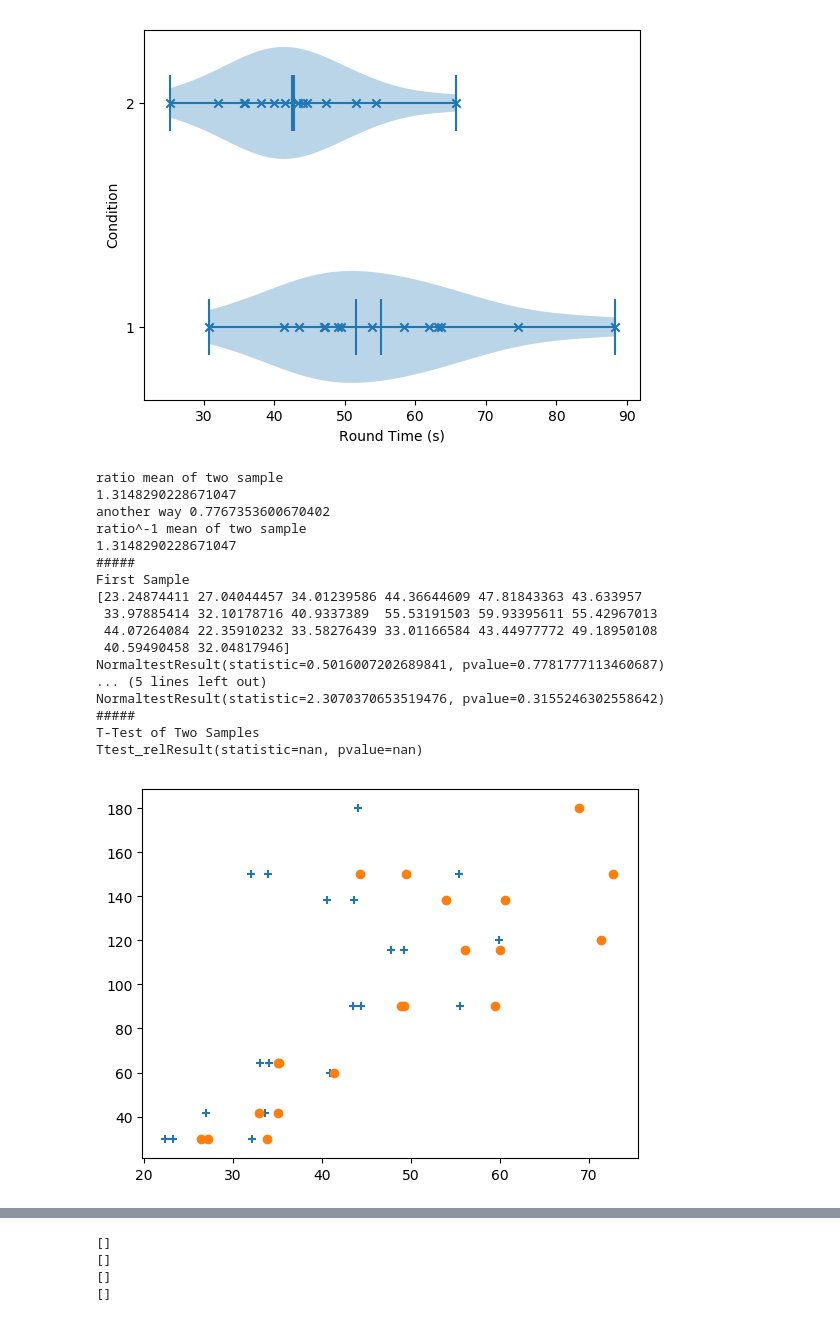
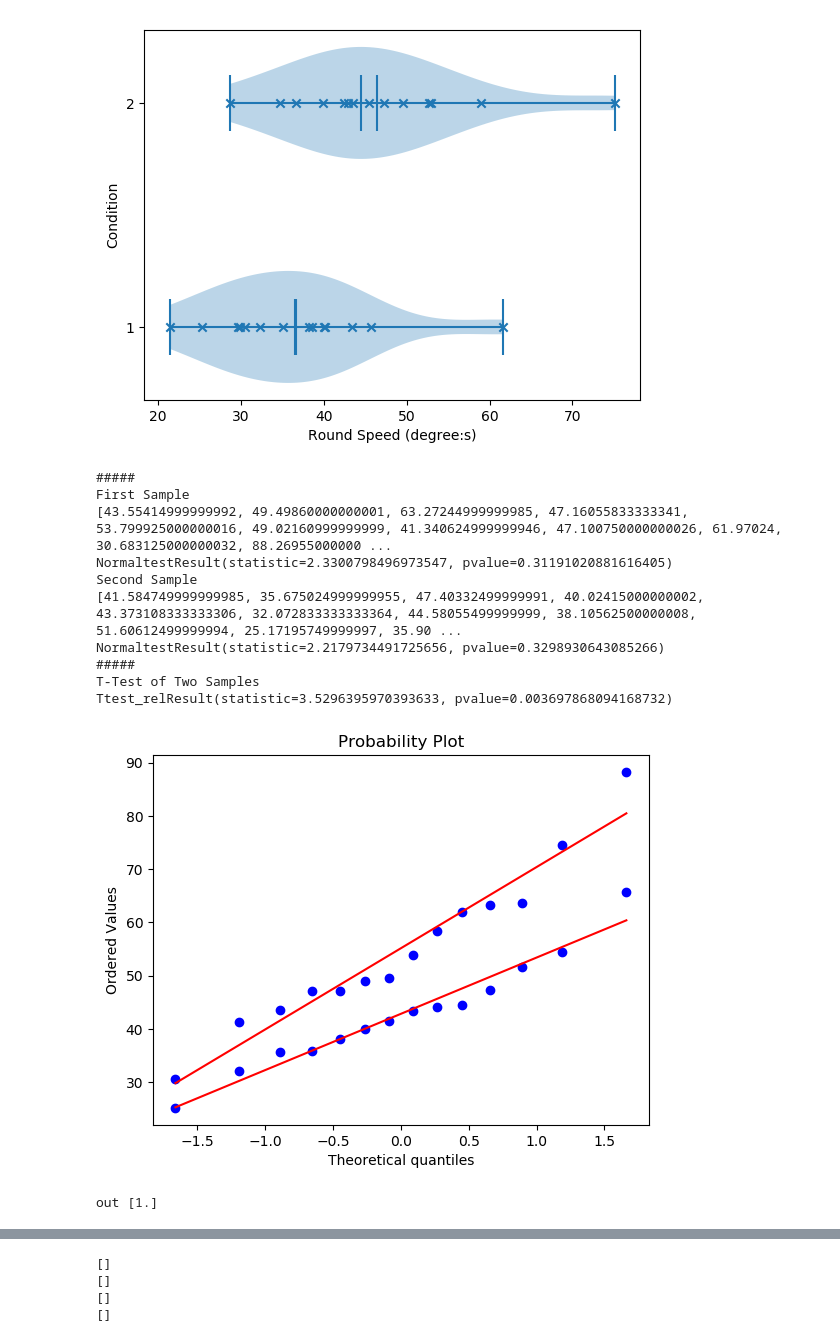
Before and after one commit to red-pencil/python_data, a Jupyter notebook: vtdata/Scripts/plot_20190430.ipynb, the cells around one changed output, grey strips where cells are left out. Saved outputs shown, nothing was run; the diff lists cells and outputs as text; code cells hidden in the pictures.

```diff
--- a/vtdata/Scripts/plot_20190430.ipynb
+++ b/vtdata/Scripts/plot_20190430.ipynb
@@ -917,7 +917,7 @@ def plot_normal_test(input_1, input_2, y_title):
     print('#####')
 
     print("T-Test of Two Samples")
-    print(ttest_rel(input_2, input_2))
+    print(ttest_rel(input_1, input_2))
 
     fig0, ax0 = plt.subplots()
     res = stats.probplot(input_1, dist='norm', plot=ax0)
@@ -1030,6 +1030,8 @@ print("##### total/average time ##### averge(total/time)")
 print(total / np.mean(test1_round_mean), np.mean(average_speed_1))
 print(total / np.mean(test2_round_mean), np.mean(average_speed_2))
 
+plot_normal_test(average_speed_1, average_speed_2, 'Round Speed (degree:s)')
+
 #plot_scatter(test1_round_mean, test2_round_mean)
 plot_normal_test(test1_round_mean, test2_round_mean, 'Round Time (s)')
 cal_mean_of_ratio(test1_round_mean, test2_round_mean)
@@ -1044,6 +1046,12 @@ test2_speed_location = np.delete(np.array(test2.speed_mean_3x7).flatten(), 7)
 plot_scatter(test1_speed_location, test2_speed_location)
 plot_normal_test(test1_speed_location, test2_speed_location, 'Target Speed (degree:s)')
 cal_mean_of_ratio(test1_speed_location, test2_speed_location)
+
+
+test1_time_location = np.delete(np.array(test1.time_mean_3x7).flatten(), 7)
+test2_time_location = np.delete(np.array(test2.time_mean_3x7).flatten(), 7)
+
+plot_normal_test(test1_time_location, test2_time_location, 'Target Time (s)')
 # %% [output]
 ANOVA of first sample
 F_onewayResult(statistic=0.7061599934776286, pvalue=0.5526808937310395)
@@ -1068,19 +1076,13 @@ out [1.]
-[figure, old version]
+[figure, new version]
-ratio mean of two sample
-1.3148290228671047
-another way 0.7767353600670402
-ratio^-1 mean of two sample
-1.3148290228671047
 #####
 First Sample
-[23.24874411 27.04044457 34.01239586 44.36644609 47.81843363 43.633957
- 33.97885414 32.10178716 40.9337389  55.53191503 59.93395611 55.42967013
- 44.07264084 22.35910232 33.58276439 33.01166584 43.44977772 49.18950108
- 40.59490458 32.04817946]
-NormaltestResult(statistic=0.5016007202689841, pvalue=0.7781777113460687)
-... (5 lines left out)
-NormaltestResult(statistic=2.3070370653519476, pvalue=0.3155246302558642)
+[43.55414999999992, 49.49860000000001, 63.27244999999985, 47.16055833333341, 53.799925000000016, 49.02160999999999, 41.340624999999946, 47.100750000000026, 61.97024, 30.683125000000032, 88.26955000000 ...
+NormaltestResult(statistic=2.3300798496973547, pvalue=0.31191020881616405)
+Second Sample
+[41.584749999999985, 35.675024999999955, 47.40332499999991, 40.02415000000002, 43.373108333333306, 32.072833333333364, 44.58055499999999, 38.10562500000008, 51.60612499999994, 25.17195749999997, 35.90 ...
+NormaltestResult(statistic=2.2179734491725656, pvalue=0.3298930643085266)
 #####
 T-Test of Two Samples
-Ttest_relResult(statistic=nan, pvalue=nan)
+Ttest_relResult(statistic=3.5296395970393633, pvalue=0.003697868094168732)
-[figure, old version]
+[figure, new version]
+out [1.]
```
Also changed, not shown: parts of 12 cells of this notebook.
